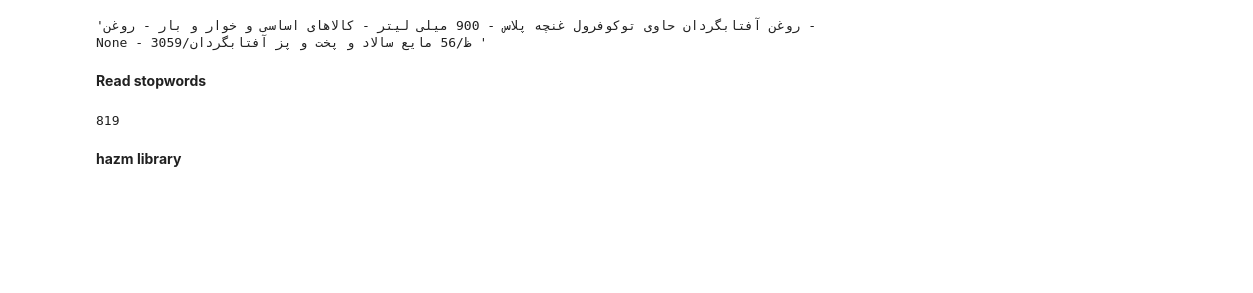
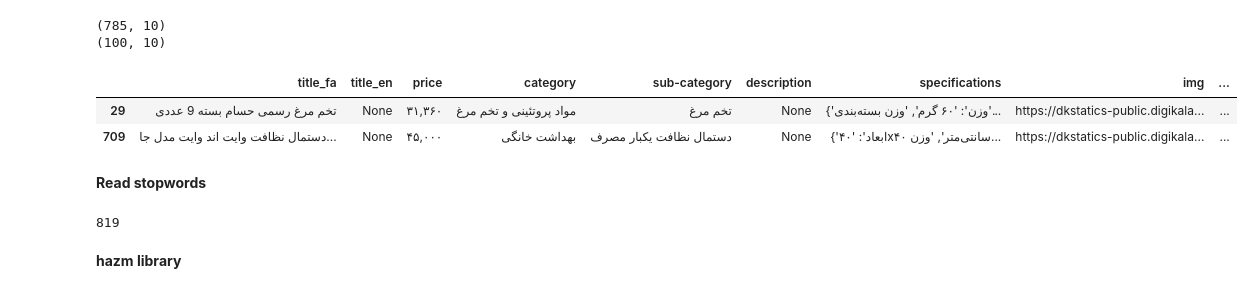
Before and after one commit to danfarh/search-engine, a Jupyter notebook: BERT/search_engine_parsBERT_pytorch.ipynb, the cells around one changed output. Saved outputs shown, nothing was run; the diff lists cells and outputs as text; code cells hidden in the pictures; blank space fills up the shorter version.

```diff
--- a/BERT/search_engine_parsBERT_pytorch.ipynb
+++ b/BERT/search_engine_parsBERT_pytorch.ipynb
@@ -12,2 +15,3 @@ Requirement already satisfied: persian in /usr/local/lib/python3.8/dist-packages
-# %%
-df = pd.read_json('product_info.json')
+# %%
+train = pd.read_json('train.json')
+test = pd.read_json('test.json')
@@ -38,2 +33,7 @@ df['all-specifications'][0]
 # %%
-df["product-info"] = df["title_fa"].astype(str) + " - " + df["category"].astype(str) + " - " + df["sub-category"].astype(str) + " - " + df["description"].astype(str) + " - " + df["all-specifications"].astype(str)
+from persian import persian
+
+def cleaning_df(df):
+  df['all-specifications'] = df['specifications'].apply(lambda row: persian.convert_fa_numbers(''.join(row.values())))
+  df["product-info"] = df["title_fa"].astype(str) + " - " + df["category"].astype(str) + " - " + df["sub-category"].astype(str) + " - " + df["description"].astype(str) + " - " + df["all-specifications"].astype(str)
+  return df
@@ -49,4 +39,0 @@ df.head()
-# %%
-df['product-info'][0]
-# %% [output]
-'روغن آفتابگردان حاوی توکوفرول غنچه پلاس - 900 میلی لیتر - کالاهای اساسی و خوار و بار - روغن - None - 3059/ظ/56 مایع سالاد و پخت و پز آفتابگردان '
@@ -53,3 +43,15 @@ df['product-info'][0]
+# %%
+print(train_df.shape)
+print(test_df.shape)
+# %% [output]
+(785, 10)
+(100, 10)
+# %%
+train_df.head(2)
+# %% [output]
+|  | title_fa | title_en | price | category | sub-category | description | specifications | img | ... |
+| 29 | تخم مرغ رسمی حسام بسته 9 عددی | None | ۳۱,۳۶۰ | مواد پروتئینی و تخم مرغ | تخم مرغ | None | {'وزن': '۶۰ گرم', 'وزن بسته‌بندی'... | https://dkstatics-public.digikala... | ... |
+| 709 | دستمال نظافت وایت اند وایت مدل جا... | None | ۴۵,۰۰۰ | بهداشت خانگی | دستمال نظافت یکبار مصرف | None | {'ابعاد': '۴۰x۴۰ سانتی‌متر', 'وزن... | https://dkstatics-public.digikala... | ... |
 # %% [markdown]
 **Read stopwords**
 # %%
```
Also changed, not shown: parts of 42 cells of this notebook.
